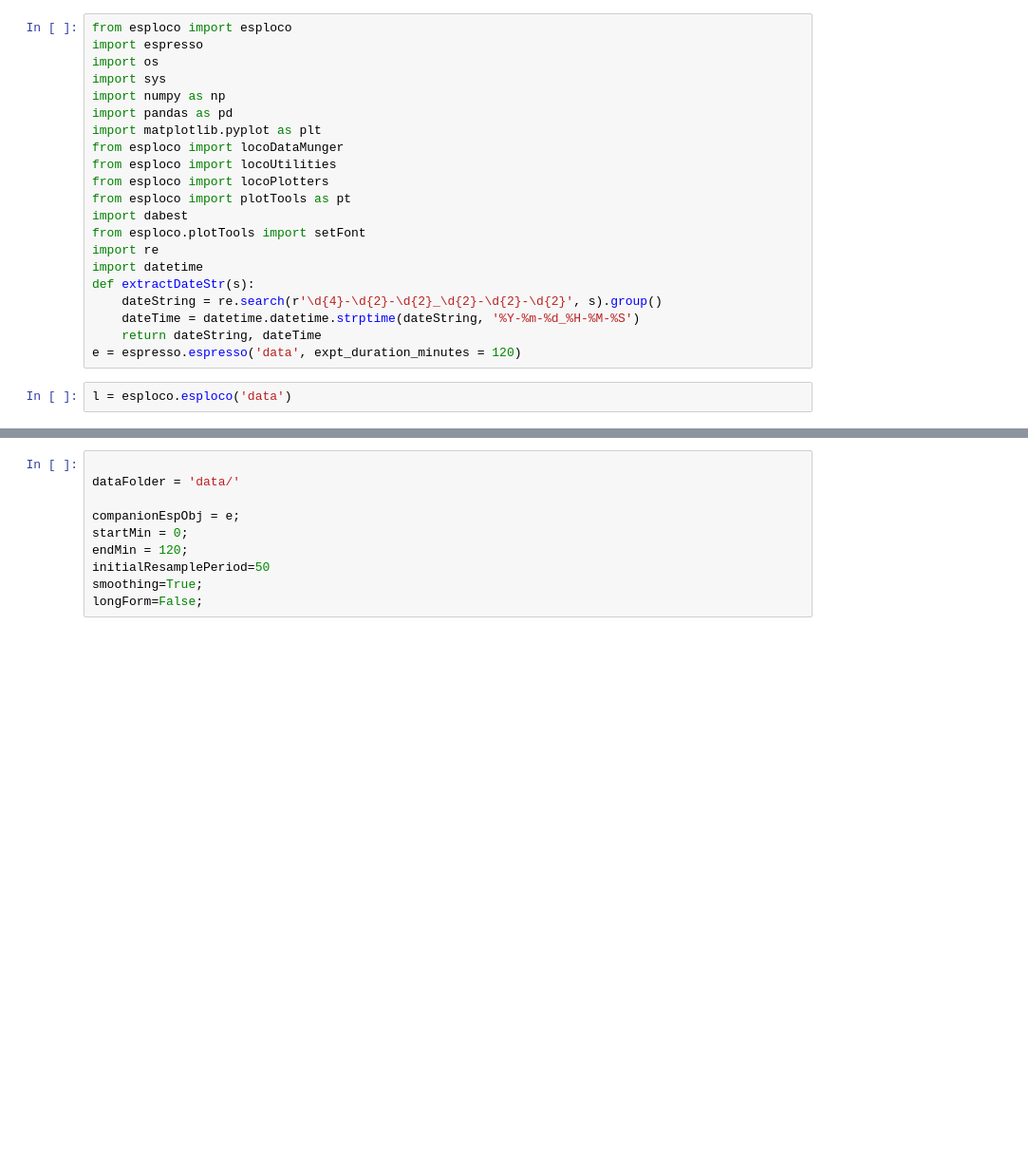
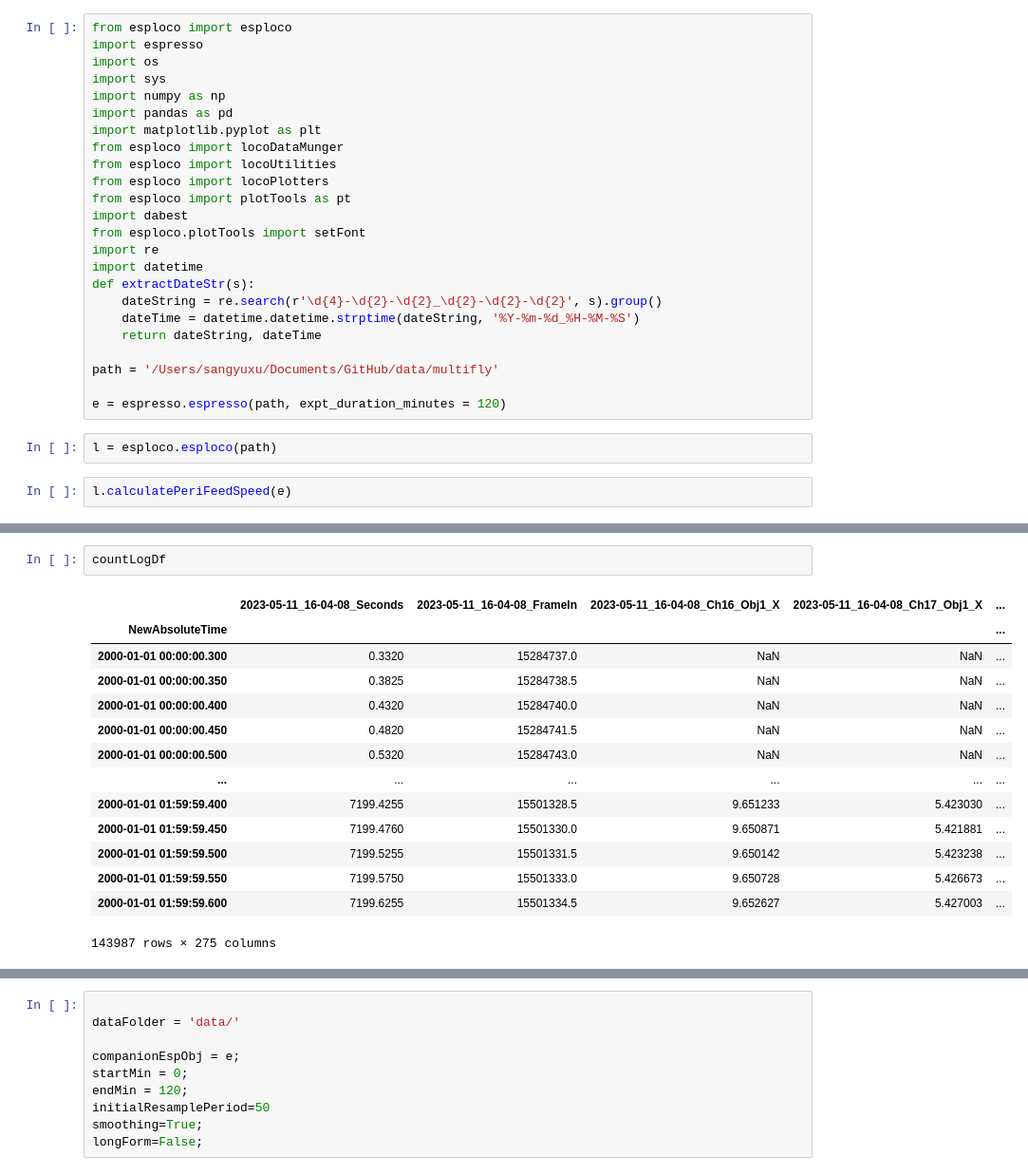
Before and after one commit to sangyu/esploco, a Jupyter notebook: nbs/testscript.ipynb, the cells around one changed output, grey strips where cells are left out. Shown at 95% size. Cells and saved outputs as stored; diff of their text form; blank space fills up the shorter version.

Commit message:
partial modifications to account for multifly

```diff
--- a/nbs/testscript.ipynb
+++ b/nbs/testscript.ipynb
@@ -18,7 +18,12 @@ def extractDateStr(s):
     dateString = re.search(r'\d{4}-\d{2}-\d{2}_\d{2}-\d{2}-\d{2}', s).group()
     dateTime = datetime.datetime.strptime(dateString, '%Y-%m-%d_%H-%M-%S')
     return dateString, dateTime
-e = espresso.espresso('data', expt_duration_minutes = 120)
+
+path = '/Users/sangyuxu/Documents/GitHub/data/multifly'
+
+e = espresso.espresso(path, expt_duration_minutes = 120)
+# %%
+l = esploco.esploco(path)
 # %%
-l = esploco.esploco('data')
+l.calculatePeriFeedSpeed(e)
 # %% [output]
@@ -58,0 +357,17 @@ Chamber ID 30 match
+# %%
+countLogDf
+# %% [output]
+|  | 2023-05-11_16-04-08_Seconds | 2023-05-11_16-04-08_FrameIn | 2023-05-11_16-04-08_Ch16_Obj1_X | 2023-05-11_16-04-08_Ch17_Obj1_X | ... |
+| NewAbsoluteTime |  |  |  |  | ... |
+| 2000-01-01 00:00:00.300 | 0.3320 | 15284737.0 | NaN | NaN | ... |
+| 2000-01-01 00:00:00.350 | 0.3825 | 15284738.5 | NaN | NaN | ... |
+| 2000-01-01 00:00:00.400 | 0.4320 | 15284740.0 | NaN | NaN | ... |
+| 2000-01-01 00:00:00.450 | 0.4820 | 15284741.5 | NaN | NaN | ... |
+| 2000-01-01 00:00:00.500 | 0.5320 | 15284743.0 | NaN | NaN | ... |
+| ... | ... | ... | ... | ... | ... |
+| 2000-01-01 01:59:59.400 | 7199.4255 | 15501328.5 | 9.651233 | 5.423030 | ... |
+| 2000-01-01 01:59:59.450 | 7199.4760 | 15501330.0 | 9.650871 | 5.421881 | ... |
+| 2000-01-01 01:59:59.500 | 7199.5255 | 15501331.5 | 9.650142 | 5.423238 | ... |
+| 2000-01-01 01:59:59.550 | 7199.5750 | 15501333.0 | 9.650728 | 5.426673 | ... |
+| 2000-01-01 01:59:59.600 | 7199.6255 | 15501334.5 | 9.652627 | 5.427003 | ... |
+143987 rows × 275 columns
```
Also changed, not shown: parts of 8 cells of this notebook, 5 other files.
